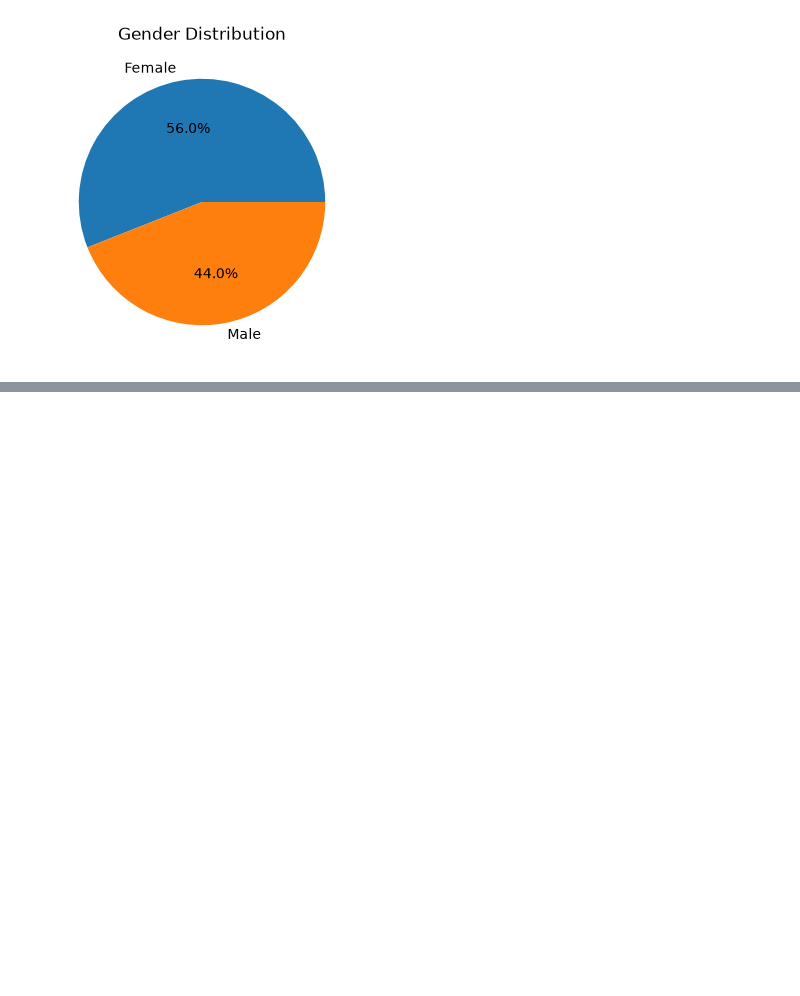
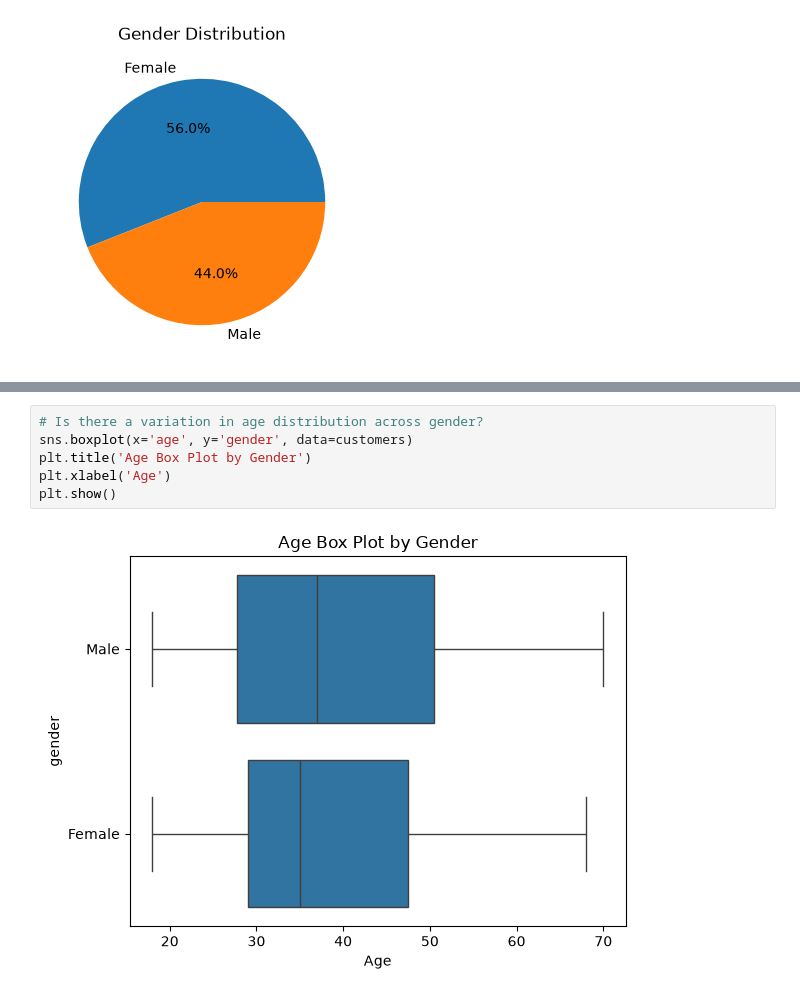
Before and after one commit to Dale-Alexander/ACI, a Jupyter notebook: 02_data_exploration/02_Mall_Customers.ipynb, the cells around one changed output, grey strips where cells are left out. Drawn from its saved outputs; the diff is of its cells as text; blank space fills up the shorter version.

```diff
--- a/02_data_exploration/02_Mall_Customers.ipynb
+++ b/02_data_exploration/02_Mall_Customers.ipynb
@@ -218,0 +302,8 @@ Index(['CustomerID', 'Gender', 'Age', 'Annual Income (k$)',
+# %%
+# Is there a variation in age distribution across gender?
+sns.boxplot(x='age', y='gender', data=customers)
+plt.title('Age Box Plot by Gender')
+plt.xlabel('Age')
+plt.show()
+# %% [output]
+[figure, added]
```
Also changed, not shown: parts of 38 cells of this notebook, 1 other file.
